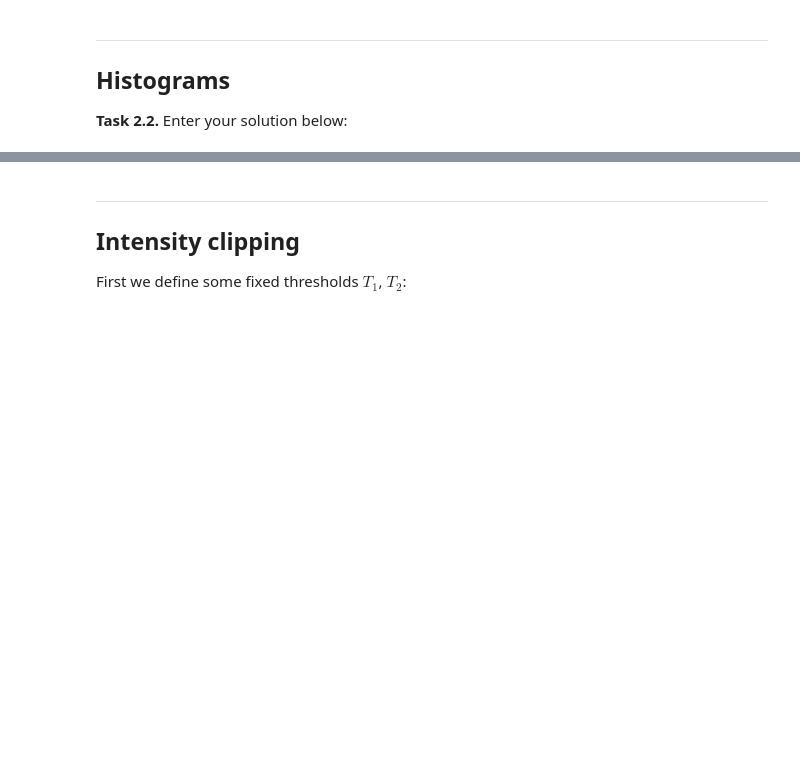
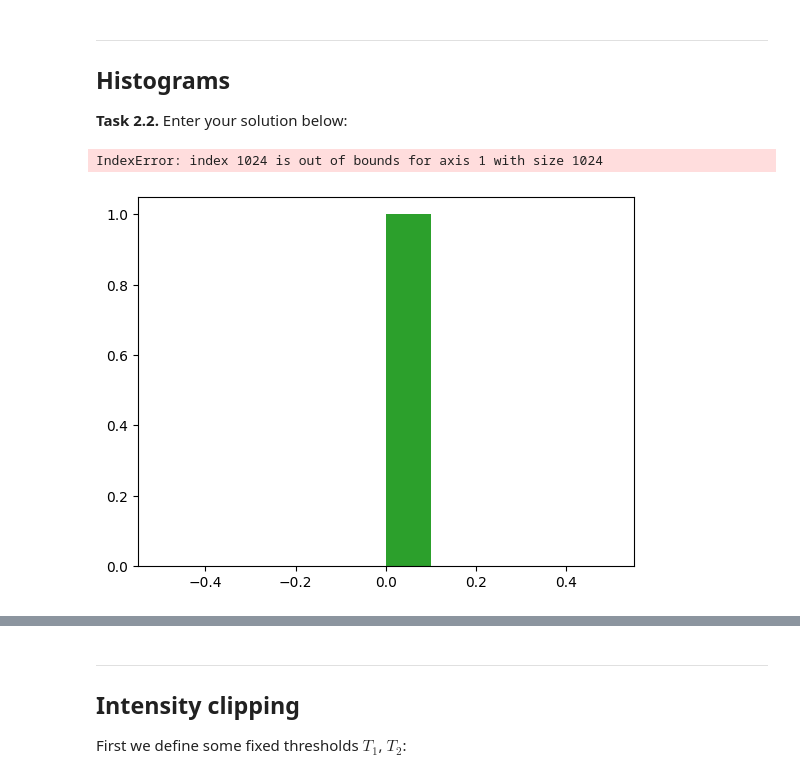
Before and after one commit to MtBaloglu/mobi-fs3-python, a Jupyter notebook: task2.ipynb, the cells around one changed output, grey strips where cells are left out. Cells and saved outputs as stored; diff of their text form; code cells hidden in the pictures; blank space fills up the shorter version.

```diff
--- a/task2.ipynb
+++ b/task2.ipynb
@@ -22,3 +26,16 @@ plt.imshow(img, 'gray')
 ## Histograms
 
 **<a id="#">Task 2.2.</a>** Enter your solution below:
+# %%
+r = 0
+c = 0
+while r < 768:
+    while c < 1024:
+        c = c + 1
+        p = (r,c)
+        plt.hist(img[p])
+    c = 1
+    r = r + 1
+# %% [output]
+IndexError: index 1024 is out of bounds for axis 1 with size 1024
+[figure, added]
```
Also changed, not shown: parts of 2 cells of this notebook.
